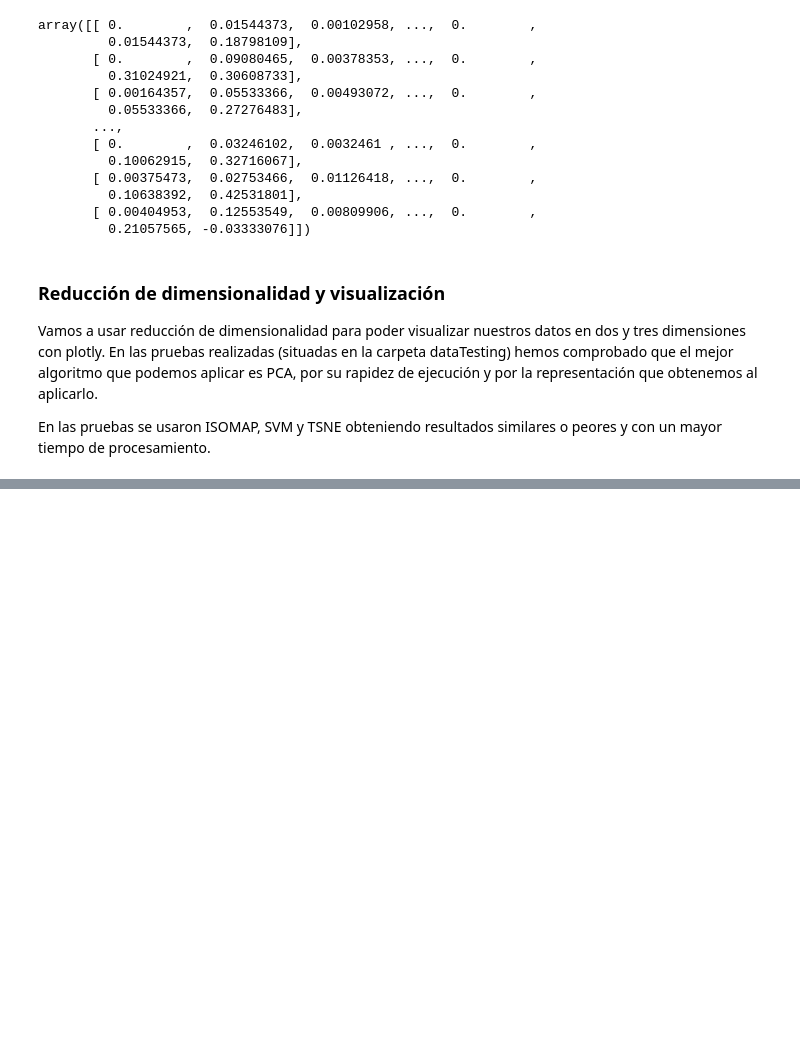
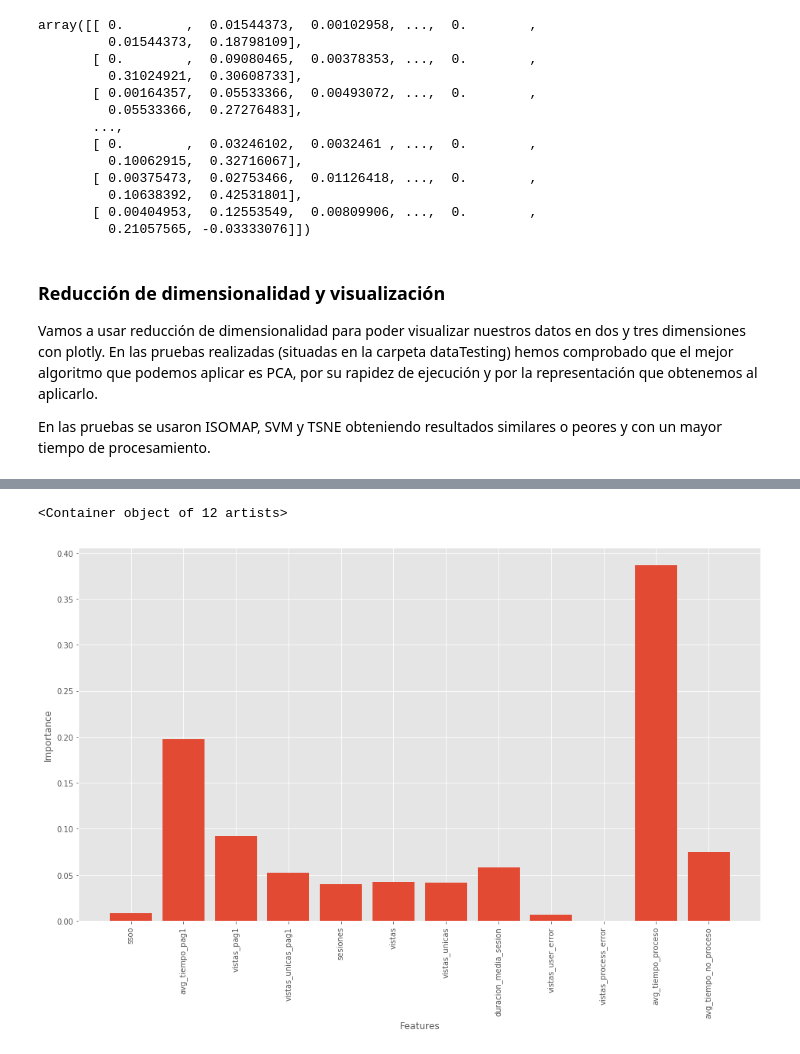
Before and after one commit to DiegoPerezCaa/TFM_QualitySession, a Jupyter notebook: TFM_QualityUser_paso_a_paso.ipynb, the cells around one changed output, grey strips where cells are left out. Cells and saved outputs as stored; diff of their text form; code cells hidden in the pictures; blank space fills up the shorter version.

```diff
--- a/TFM_QualityUser_paso_a_paso.ipynb
+++ b/TFM_QualityUser_paso_a_paso.ipynb
@@ -879,0 +1078,9 @@ py.iplot(fig, filename='scatter-mode')
+# %%
+plt.figure(figsize=(16,9))
+plt.xlabel('Features')
+plt.ylabel('Importance')
+plt.xticks(range(14), df.columns[1:14], rotation='vertical')
+plt.bar(range(len(clf.feature_importances_)),clf.feature_importances_)
+# %% [output]
+<Container object of 12 artists>
+[figure, added]
```
Also changed, not shown: parts of 20 cells of this notebook.
